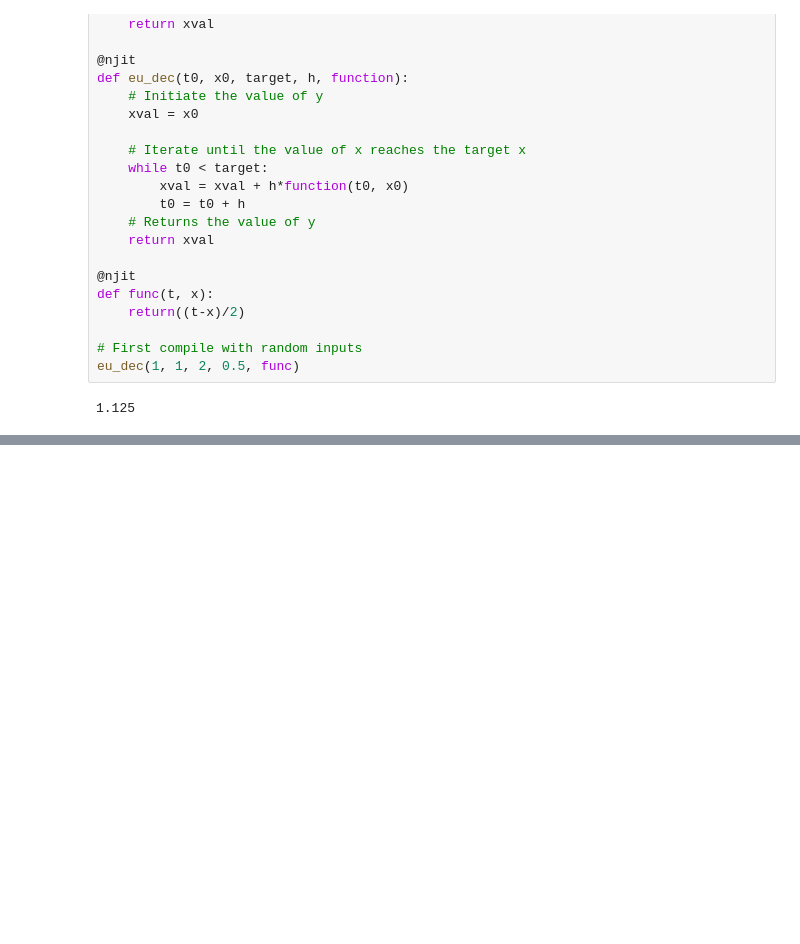
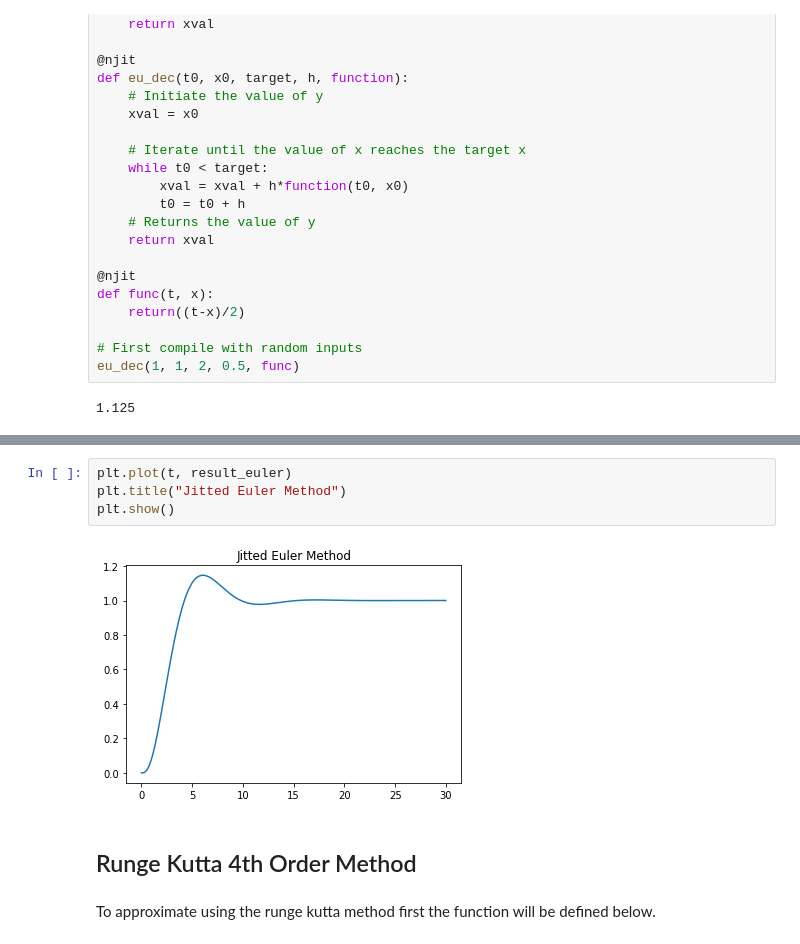
Before and after one commit to Vermillord/KP_Codes, a Jupyter notebook: KP_Notes.ipynb, the cells around one changed output, grey strips where cells are left out. Saved outputs shown, nothing was run; the diff lists cells and outputs as text; blank space fills up the shorter version.

```diff
--- a/KP_Notes.ipynb
+++ b/KP_Notes.ipynb
@@ -296,0 +453,10 @@ eu_dec(1, 1, 2, 0.5, func)
+# %%
+plt.plot(t, result_euler)
+plt.title("Jitted Euler Method")
+plt.show()
+# %% [output]
+[figure, added]
+# %% [markdown]
+## Runge Kutta 4th Order Method
+# %% [markdown]
+To approximate using the runge kutta method first the function will be defined below.
```
Also changed, not shown: parts of 24 cells of this notebook.
